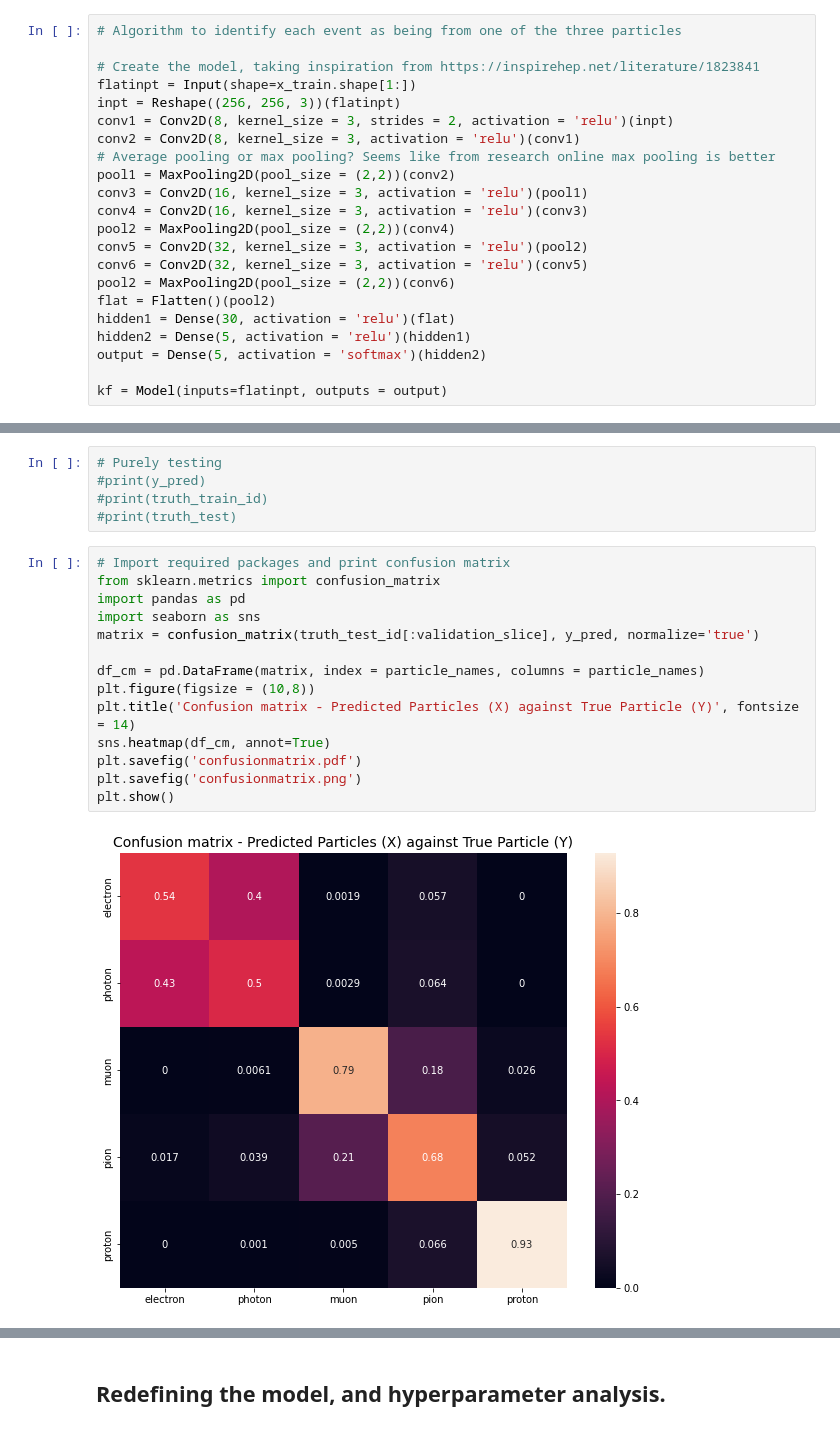
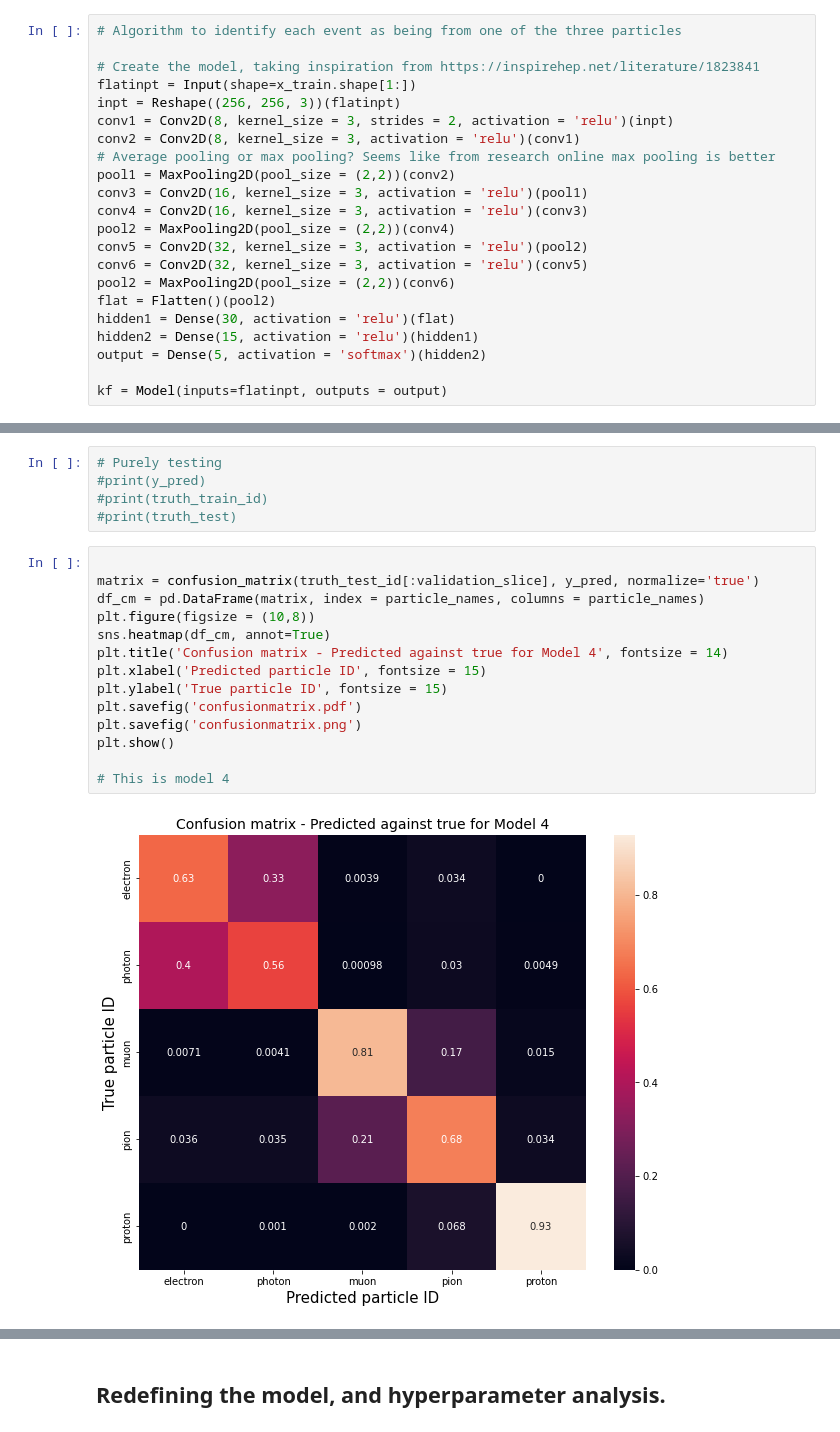
Before and after one commit to CasperMcTavish/DAML, a Jupyter notebook: Project1_ML.ipynb, the cells around one changed output, grey strips where cells are left out. Drawn from its saved outputs; the diff is of its cells as text.

```diff
--- a/Project1_ML.ipynb
+++ b/Project1_ML.ipynb
@@ -644,7 +647,7 @@ conv6 = Conv2D(32, kernel_size = 3, activation = 'relu')(conv5)
 pool2 = MaxPooling2D(pool_size = (2,2))(conv6)
 flat = Flatten()(pool2)
 hidden1 = Dense(30, activation = 'relu')(flat)
-hidden2 = Dense(5, activation = 'relu')(hidden1)
+hidden2 = Dense(15, activation = 'relu')(hidden1)
 output = Dense(5, activation = 'softmax')(hidden2)
 
 kf = Model(inputs=flatinpt, outputs = output)
@@ -774,19 +781,19 @@ truth_test_id = np.array(truth_test_id)
 #print(truth_train_id)
 #print(truth_test)
 # %%
-# Import required packages and print confusion matrix
-from sklearn.metrics import confusion_matrix
-import pandas as pd
-import seaborn as sns
+
 matrix = confusion_matrix(truth_test_id[:validation_slice], y_pred, normalize='true')
-
 df_cm = pd.DataFrame(matrix, index = particle_names, columns = particle_names)
 plt.figure(figsize = (10,8))
-plt.title('Confusion matrix - Predicted Particles (X) against True Particle (Y)', fontsize = 14)
 sns.heatmap(df_cm, annot=True)
+plt.title('Confusion matrix - Predicted against true for Model 4', fontsize = 14)
+plt.xlabel('Predicted particle ID', fontsize = 15)
+plt.ylabel('True particle ID', fontsize = 15)
 plt.savefig('confusionmatrix.pdf')
 plt.savefig('confusionmatrix.png')
 plt.show()
+
+# This is model 4
 # %% [output]
-[figure, old version]
+[figure, new version]
 # %% [markdown]
```
Also changed, not shown: parts of 50 cells of this notebook.
